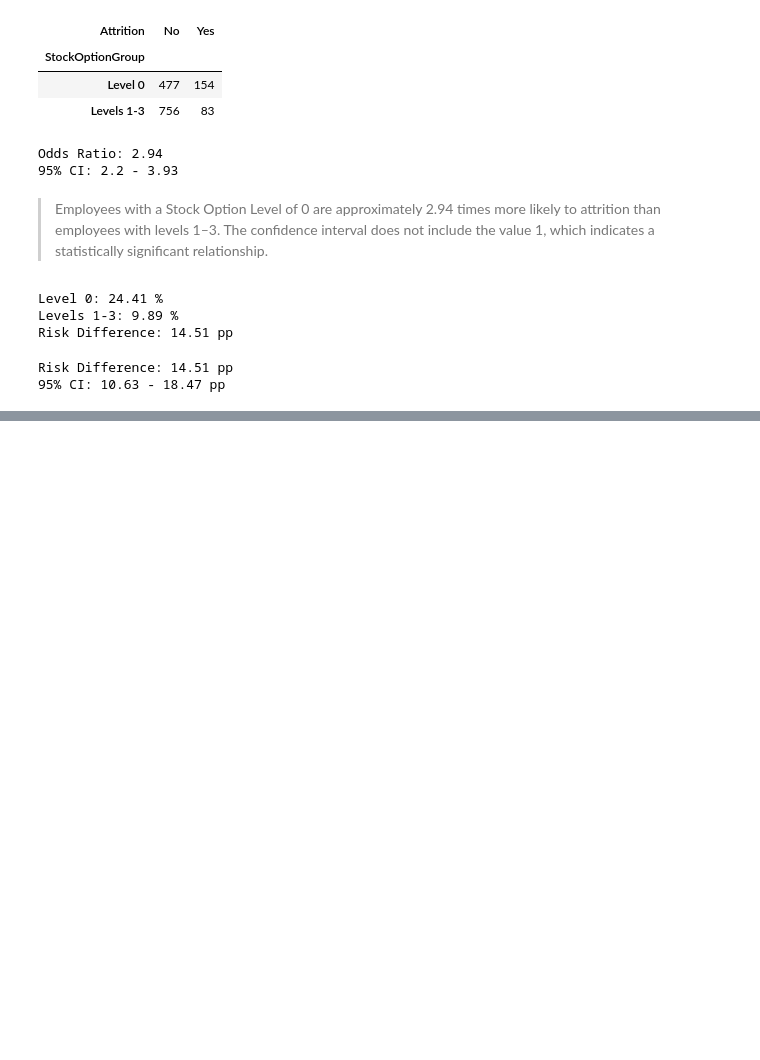
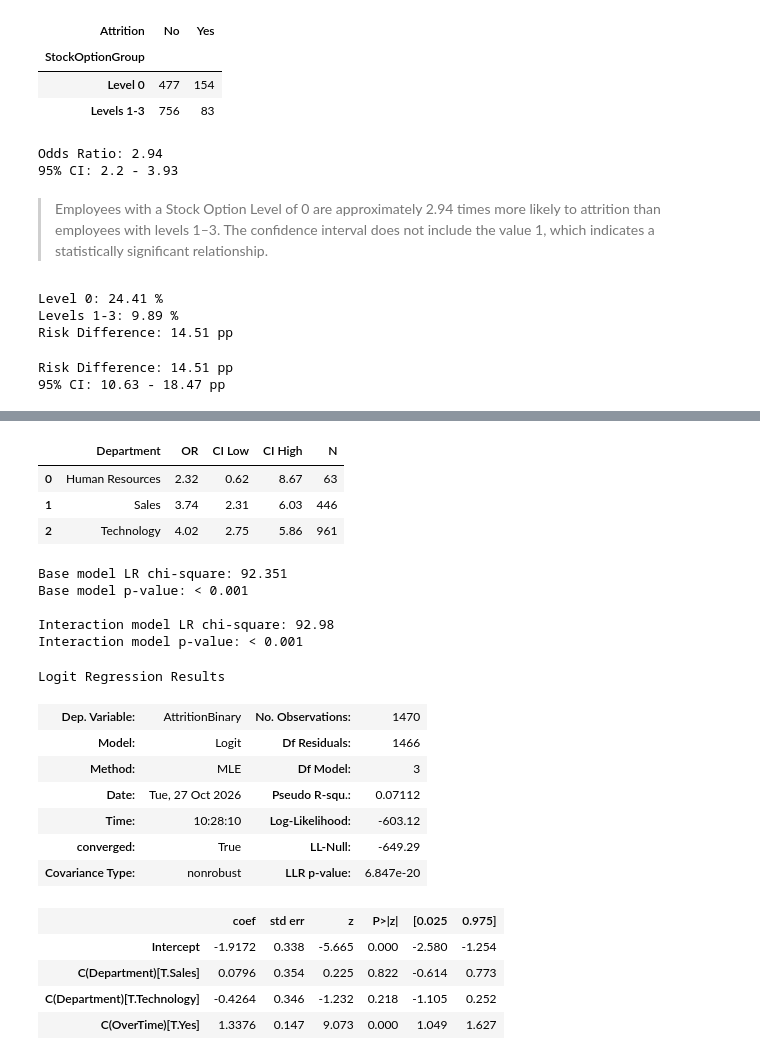
Before and after one commit to romarta/employee-attrition-analytics, a Jupyter notebook: notebooks/attrition_statistical_analysis.ipynb, the cells around one changed output, grey strips where cells are left out. Drawn from its saved outputs; the diff is of its cells as text; code cells hidden in the pictures; blank space fills up the shorter version.

```diff
--- a/notebooks/attrition_statistical_analysis.ipynb
+++ b/notebooks/attrition_statistical_analysis.ipynb
@@ -627,0 +644,65 @@ Risk Difference: 14.51 pp
+# %%
+# Odds Ratio by Department
+hr = Table2x2(table_dept_ot.loc["Human Resources"].loc[["Yes", "No"], ["Yes", "No"]].to_numpy())
+sales = Table2x2(table_dept_ot.loc["Sales"].loc[["Yes", "No"], ["Yes", "No"]].to_numpy())
+tech = Table2x2(table_dept_ot.loc["Technology"].loc[["Yes", "No"], ["Yes", "No"]].to_numpy())
+
+# 95% Confidence Intervals
+hr_ci = hr.oddsratio_confint()
+sales_ci = sales.oddsratio_confint()
+tech_ci = tech.oddsratio_confint()
+
+# Results table
+dept_results = pd.DataFrame({
+    "Department": ["Human Resources", "Sales", "Technology"],
+    "OR": [hr.oddsratio, sales.oddsratio, tech.oddsratio],
+    "CI Low": [hr_ci[0], sales_ci[0], tech_ci[0]],
+    "CI High": [hr_ci[1], sales_ci[1], tech_ci[1]]
+})
+
+dept_results["N"] = dept_results["Department"].map(df_workforce["Department"].value_counts())
+
+dept_results.round(2)
+# %% [output]
+|  | Department | OR | CI Low | CI High | N |
+| 0 | Human Resources | 2.32 | 0.62 | 8.67 | 63 |
+| 1 | Sales | 3.74 | 2.31 | 6.03 | 446 |
+| 2 | Technology | 4.02 | 2.75 | 5.86 | 961 |
+# %%
+import statsmodels.formula.api as smf
+
+# Logistic regression without interaction
+model_base = smf.logit("AttritionBinary ~ C(Department) + C(OverTime)", data=df_workforce).fit(disp=False)
+
+# Logistic regression with interaction
+model_interaction = smf.logit("AttritionBinary ~ C(Department) * C(OverTime)", data=df_workforce).fit(disp=False)
+
+# Overall model significance
+print("Base model LR chi-square:", round(model_base.llr, 3))
+print("Base model p-value:", "< 0.001" if model_base.llr_pvalue < 0.001 else round(model_base.llr_pvalue, 4))
+
+print("\nInteraction model LR chi-square:", round(model_interaction.llr, 3))
+print("Interaction model p-value:", "< 0.001" if model_interaction.llr_pvalue < 0.001 else round(model_interaction.llr_pvalue, 4))
+# %% [output]
+Base model LR chi-square: 92.351
+Base model p-value: < 0.001
+
+Interaction model LR chi-square: 92.98
+Interaction model p-value: < 0.001
+# %%
+# Base model coefficients
+model_base.summary()
+# %% [output]
+Logit Regression Results
+| Dep. Variable: | AttritionBinary | No. Observations: | 1470 |
+| Model: | Logit | Df Residuals: | 1466 |
+| Method: | MLE | Df Model: | 3 |
+| Date: | Tue, 27 Oct 2026 | Pseudo R-squ.: | 0.07112 |
+| Time: | 10:28:10 | Log-Likelihood: | -603.12 |
+| converged: | True | LL-Null: | -649.29 |
+| Covariance Type: | nonrobust | LLR p-value: | 6.847e-20 |
+|  | coef | std err | z | P>|z| | [0.025 | 0.975] |
+| Intercept | -1.9172 | 0.338 | -5.665 | 0.000 | -2.580 | -1.254 |
+| C(Department)[T.Sales] | 0.0796 | 0.354 | 0.225 | 0.822 | -0.614 | 0.773 |
+| C(Department)[T.Technology] | -0.4264 | 0.346 | -1.232 | 0.218 | -1.105 | 0.252 |
+| C(OverTime)[T.Yes] | 1.3376 | 0.147 | 9.073 | 0.000 | 1.049 | 1.627 |
```
Also changed, not shown: parts of 13 cells of this notebook.
